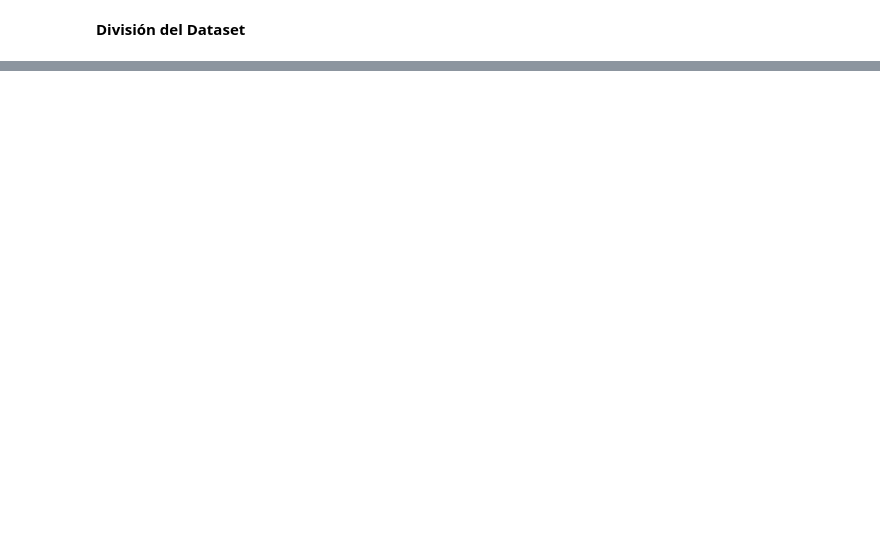
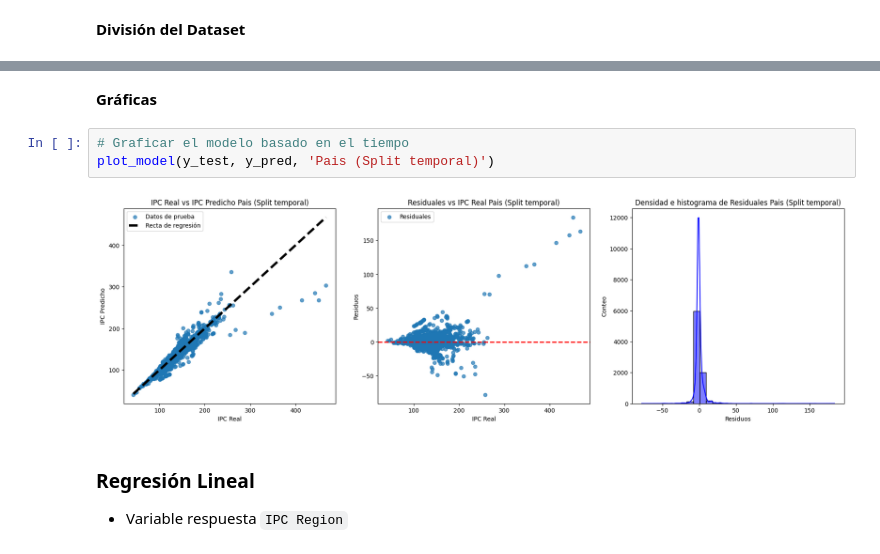
Before and after one commit to LeivaDiego/Proyecto-Mineria, a Jupyter notebook: IPC_Prediction.ipynb, the cells around one changed output, grey strips where cells are left out. Saved outputs shown, nothing was run; the diff lists cells and outputs as text; blank space fills up the shorter version.

```diff
--- a/IPC_Prediction.ipynb
+++ b/IPC_Prediction.ipynb
@@ -213,0 +303,10 @@ plt.show()
+# %% [markdown]
+**Gráficas**
+# %%
+# Graficar el modelo basado en el tiempo
+plot_model(y_test, y_pred, 'Pais (Split temporal)')
+# %% [output]
+[figure, added]
+# %% [markdown]
+### Regresión Lineal
+- Variable respuesta `IPC Region`
```
Also changed, not shown: parts of 36 cells of this notebook.
